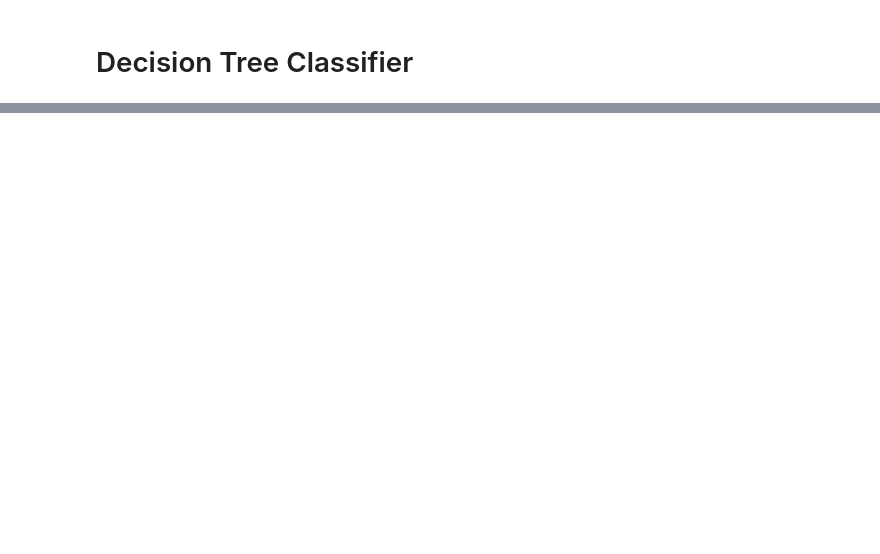
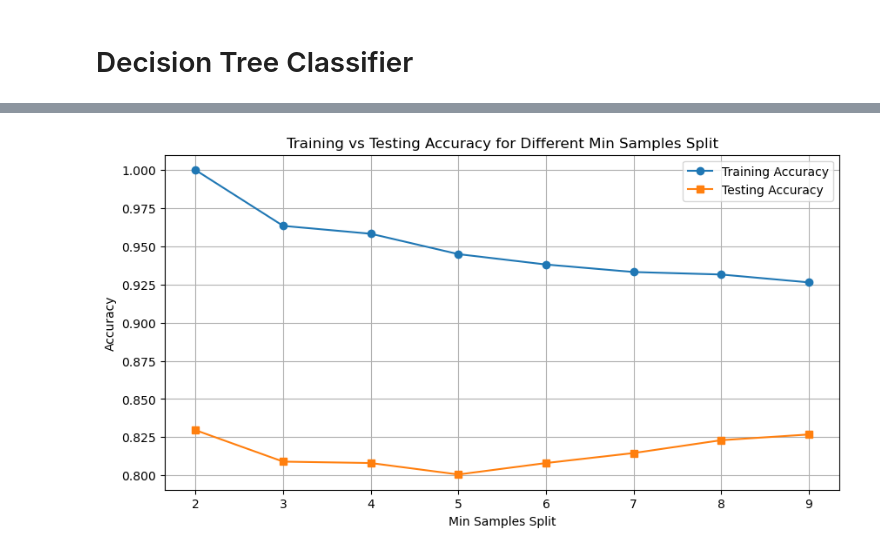
Before and after one commit to arandersen/CSE_151_Project, a Jupyter notebook: DTC.ipynb, the cells around one changed output, grey strips where cells are left out. Drawn from its saved outputs; the diff is of its cells as text; code cells hidden in the pictures; blank space fills up the shorter version.

```diff
--- a/DTC.ipynb
+++ b/DTC.ipynb
@@ -224,0 +323,28 @@ print(classification_report(y_test, y_pred_gini))
+# %%
+min_samples_split = range(2, 10)
+train_accuracies = []
+test_accuracies = []
+
+for min_sample_split in min_samples_split:
+    clf = DecisionTreeClassifier(min_samples_split=min_sample_split)
+    clf.fit(X_train, y_train)
+
+    train_pred = clf.predict(X_train)
+    train_accuracy = accuracy_score(y_train, train_pred)
+    train_accuracies.append(train_accuracy)
+
+    test_pred = clf.predict(X_test)
+    test_accuracy = accuracy_score(y_test, test_pred)
+    test_accuracies.append(test_accuracy)
+
+plt.figure(figsize=(10, 5))
+plt.plot(min_samples_split, train_accuracies, label='Training Accuracy', marker='o')
+plt.plot(min_samples_split, test_accuracies, label='Testing Accuracy', marker='s')
+plt.xlabel('Min Samples Split')
+plt.ylabel('Accuracy')
+plt.title('Training vs Testing Accuracy for Different Min Samples Split')
+plt.legend()
+plt.grid(True)
+plt.show()
+# %% [output]
+[figure, added]
```
Also changed, not shown: parts of 37 cells of this notebook.
